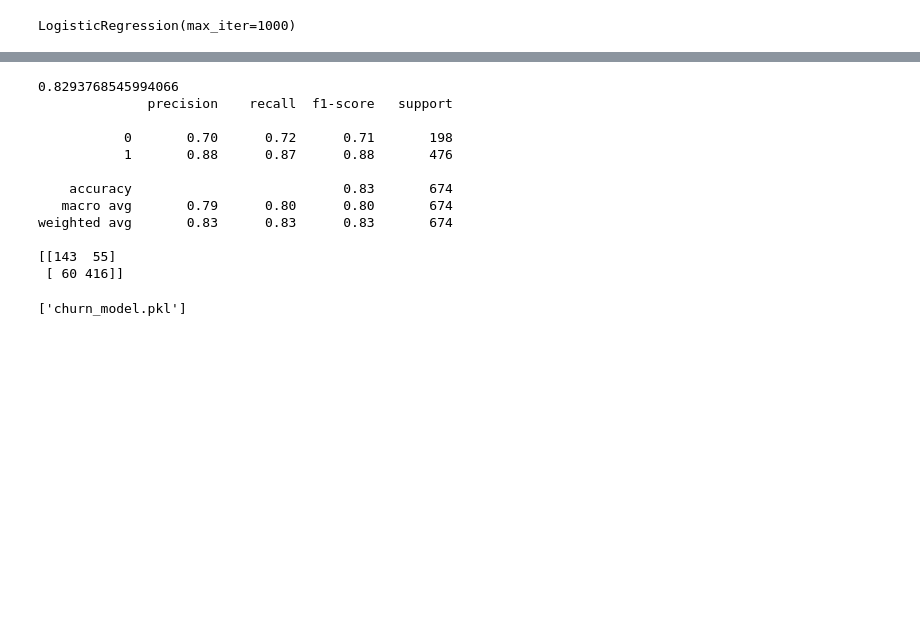
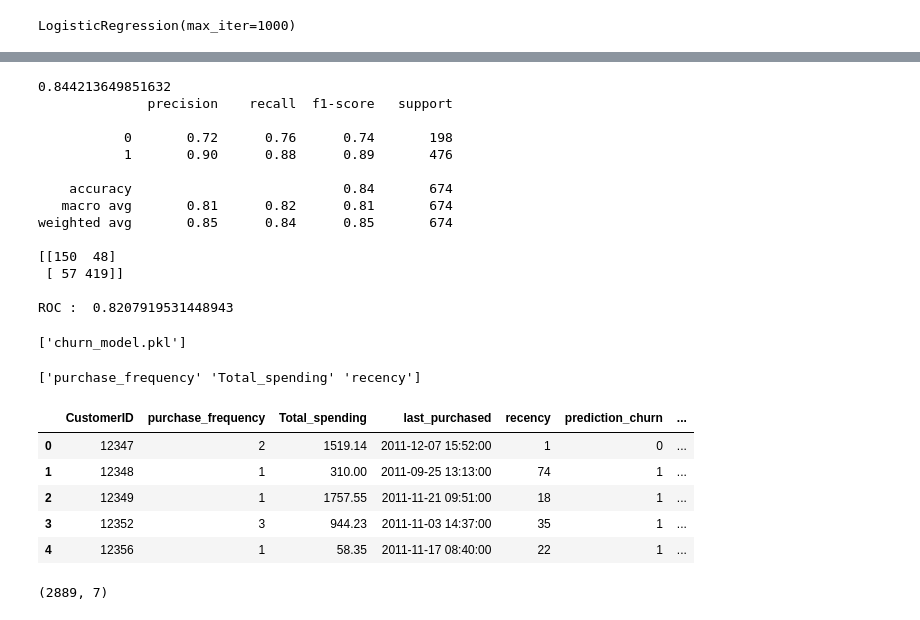
Before and after one commit to Nimishm14/E-commerce-analysis-and-churn-prediction, a Jupyter notebook: notebooks/03_ml_model.ipynb, the cells around one changed output, grey strips where cells are left out. Saved outputs shown, nothing was run; the diff lists cells and outputs as text; code cells hidden in the pictures; blank space fills up the shorter version.

Commit message:
Update ML model and churn prediction

```diff
--- a/notebooks/03_ml_model.ipynb
+++ b/notebooks/03_ml_model.ipynb
@@ -1,7 +1,8 @@
 # %%
 import pandas as pd
-training_df=pd.read_csv("Training_data.csv")
+import  joblib
+training_df=pd.read_csv(r"C:\Users\NAMO\Desktop\E-commerce\data\processed\Training_data.csv")
+prediction_df=pd.read_csv(r"C:\Users\NAMO\Desktop\E-commerce\data\processed\prediction_Data_features.csv")
+# training_df.plot()
 
-training_df.plot()
-
-training_df[['purcahse_frequency','churn']].plot()
+# training_df[['purcahse_frequency','churn']].plot()
@@ -123,25 +126,34 @@ weighted avg       0.85      0.85      0.85       674
 # %%
 from xgboost import XGBClassifier
 # %%
-xgb_model=XGBClassifier(random_state=42)
+xgb_model=XGBClassifier(
+    n_estimators=300,
+    max_depth=3,
+    learning_rate=0.03,
+    subsample=0.8,
+    colsample_bytree=0.8,
+    random_state=42,)
 xgb_model.fit(X_train,y_train)
 xgb_pred=xgb_model.predict(X_test)
 print(accuracy_score(y_test,xgb_pred))
 print(classification_report(y_test,xgb_pred))
 print(confusion_matrix(y_test,xgb_pred))
+print("\nROC : ",roc_auc_score(y_test, y_pred))
 # %% [output]
-0.8293768545994066
+0.844213649851632
               precision    recall  f1-score   support
 
-           0       0.70      0.72      0.71       198
-           1       0.88      0.87      0.88       476
+           0       0.72      0.76      0.74       198
+           1       0.90      0.88      0.89       476
 
-    accuracy                           0.83       674
-   macro avg       0.79      0.80      0.80       674
-weighted avg       0.83      0.83      0.83       674
+    accuracy                           0.84       674
+   macro avg       0.81      0.82      0.81       674
+weighted avg       0.85      0.84      0.85       674
 
-[[143  55]
- [ 60 416]]
+[[150  48]
+ [ 57 419]]
+
+ROC :  0.8207919531448943
 # %%
 final_model=LogisticRegression(max_iter=1000)
 final_model.fit(X,y)
@@ -149,3 +160,25 @@ import joblib
 joblib.dump(final_model,"churn_model.pkl")
 # %% [output]
 ['churn_model.pkl']
+# %%
+churn_model=joblib.load("churn_model.pkl")
+print(churn_model.feature_names_in_)
+# %% [output]
+['purchase_frequency' 'Total_spending' 'recency']
+# %%
+X_new=prediction_df[
+    ["purchase_frequency","Total_spending","recency"]
+]
+prediction_df['prediction_churn']=churn_model.predict(X_new)
+# %%
+prediction_df["churn_probability"] = (
+    churn_model.predict_proba(X_new)[:, 1]
+)
+prediction_df.head()
+# %% [output]
+|  | CustomerID | purchase_frequency | Total_spending | last_purchased | recency | prediction_churn | ... |
+| 0 | 12347 | 2 | 1519.14 | 2011-12-07 15:52:00 | 1 | 0 | ... |
+| 1 | 12348 | 1 | 310.00 | 2011-09-25 13:13:00 | 74 | 1 | ... |
+| 2 | 12349 | 1 | 1757.55 | 2011-11-21 09:51:00 | 18 | 1 | ... |
+| 3 | 12352 | 3 | 944.23 | 2011-11-03 14:37:00 | 35 | 1 | ... |
+| 4 | 12356 | 1 | 58.35 | 2011-11-17 08:40:00 | 22 | 1 | ... |
@@ -151,0 +188,4 @@ joblib.dump(final_model,"churn_model.pkl")
+# %%
+prediction_df.shape
+# %% [output]
+(2889, 7)
```
Also changed, not shown: parts of 9 cells of this notebook.
